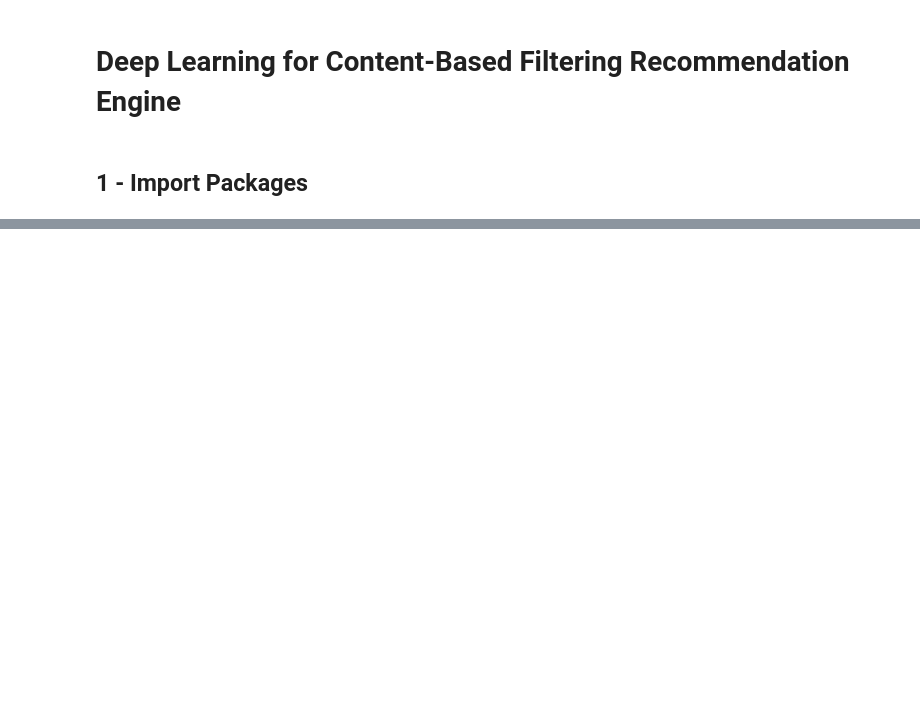
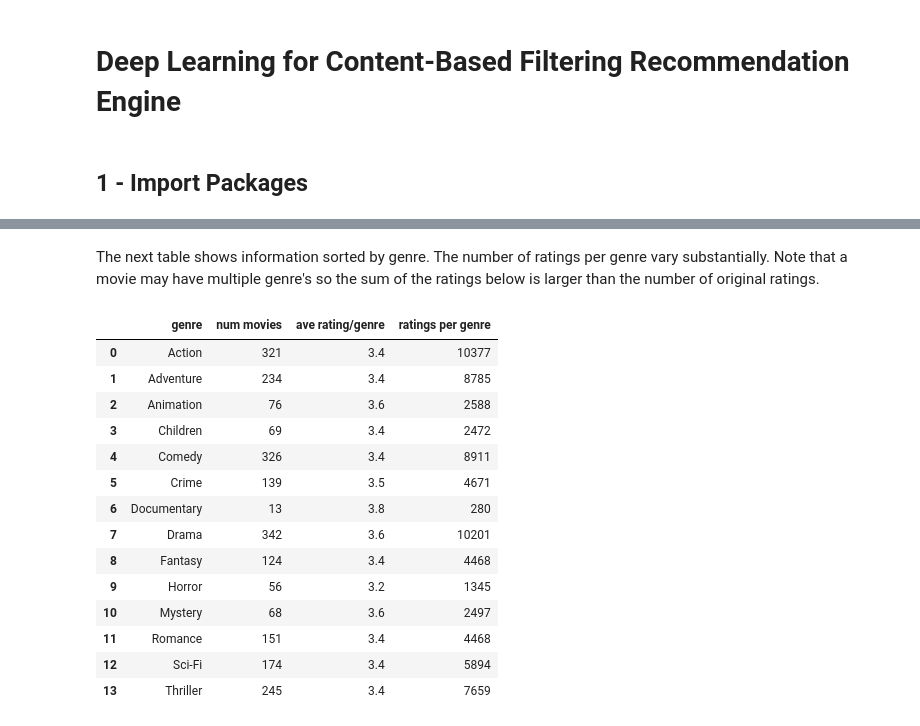
Before and after one commit to Wardlow-Labs/Deep-Learning-for-Content-Based-Filtering-Recommendation-Engine, a Jupyter notebook: Deep-Learning-for-Content-Based-Filtering-Recommendation-Engine.ipynb, the cells around one changed output, grey strips where cells are left out. Saved outputs shown, nothing was run; the diff lists cells and outputs as text; code cells hidden in the pictures; blank space fills up the shorter version.

```diff
--- a/Deep-Learning-for-Content-Based-Filtering-Recommendation-Engine.ipynb
+++ b/Deep-Learning-for-Content-Based-Filtering-Recommendation-Engine.ipynb
@@ -30,0 +24,4 @@ ModuleNotFoundError: No module named 'tensorflow'
+# %%
+top10_df = pd.read_csv("./data/content_top10_df.csv")
+bygenre_df = pd.read_csv("./data/content_bygenre_df.csv")
+top10_df
@@ -30,0 +40,20 @@ ModuleNotFoundError: No module named 'tensorflow'
+# %% [markdown]
+The next table shows information sorted by genre. The number of ratings per genre vary substantially. Note that a movie may have multiple genre's so the sum of the ratings below is larger than the number of original ratings.
+# %%
+bygenre_df
+# %% [output]
+|  | genre | num movies | ave rating/genre | ratings per genre |
+| 0 | Action | 321 | 3.4 | 10377 |
+| 1 | Adventure | 234 | 3.4 | 8785 |
+| 2 | Animation | 76 | 3.6 | 2588 |
+| 3 | Children | 69 | 3.4 | 2472 |
+| 4 | Comedy | 326 | 3.4 | 8911 |
+| 5 | Crime | 139 | 3.5 | 4671 |
+| 6 | Documentary | 13 | 3.8 | 280 |
+| 7 | Drama | 342 | 3.6 | 10201 |
+| 8 | Fantasy | 124 | 3.4 | 4468 |
+| 9 | Horror | 56 | 3.2 | 1345 |
+| 10 | Mystery | 68 | 3.6 | 2497 |
+| 11 | Romance | 151 | 3.4 | 4468 |
+| 12 | Sci-Fi | 174 | 3.4 | 5894 |
+| 13 | Thriller | 245 | 3.4 | 7659 |
```
Also changed, not shown: parts of 46 cells of this notebook.
